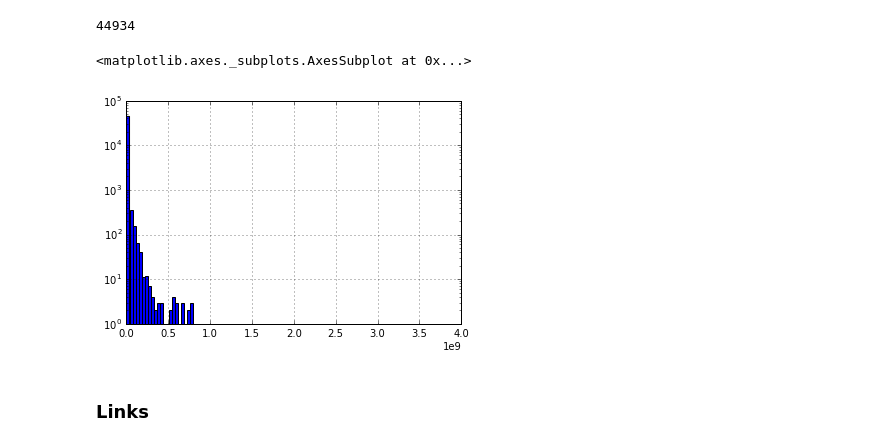
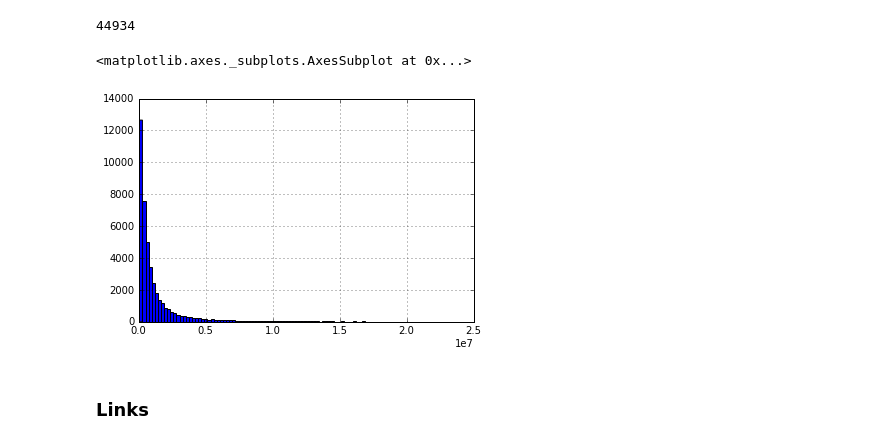
Before and after one commit to stuarteberg/agglomeration-comparison, a Jupyter notebook: Agglomeration Comparison.ipynb, the cells around one changed output. Drawn from its saved outputs; the diff is of its cells as text; code cells hidden in the pictures.

```diff
--- a/Agglomeration Comparison.ipynb
+++ b/Agglomeration Comparison.ipynb
@@ -261,13 +252,13 @@ len(merged_only_stats)
 # %% [output]
 44934
 # %%
-p = merged_only_stats['voxels_added'].hist(bins=100)
+p = merged_only_stats['voxels_added'][1000:].hist(bins=100)
 #p.set_yscale('log')
 #p.set_xscale('log')
 p
 # %% [output]
 <matplotlib.axes._subplots.AxesSubplot at 0x...>
-[figure, old version]
+[figure, new version]
 # %% [markdown]
 ### Links
 # %%
```
Also changed, not shown: parts of 9 cells of this notebook.
